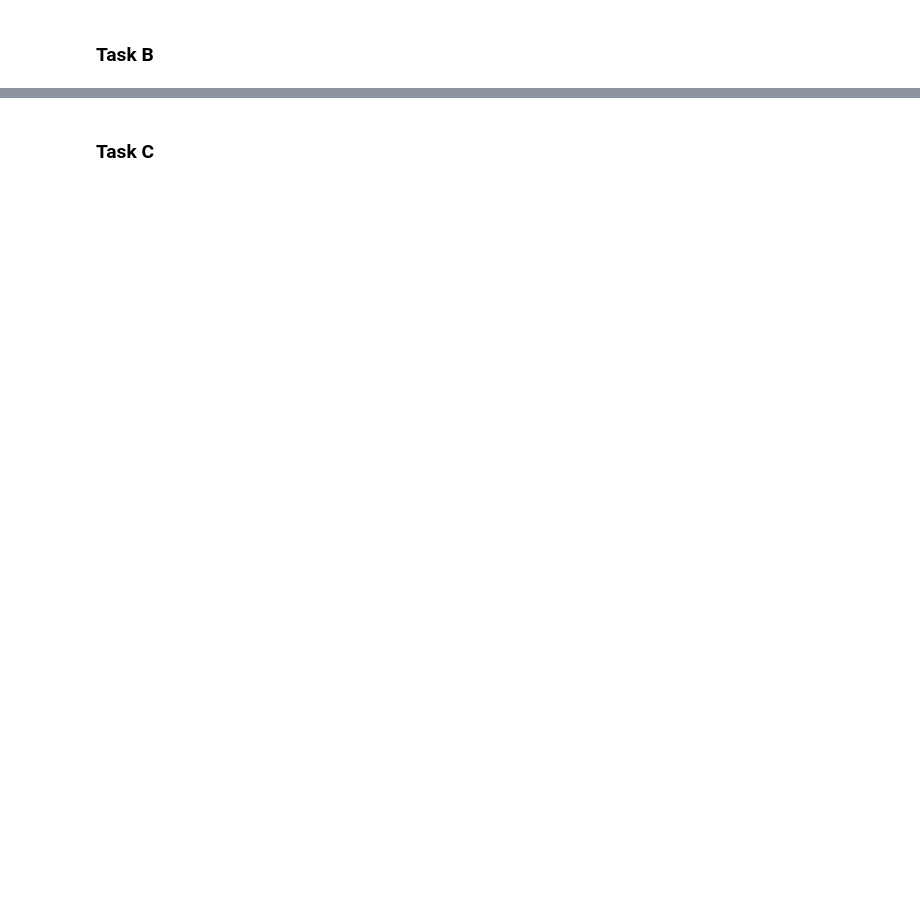
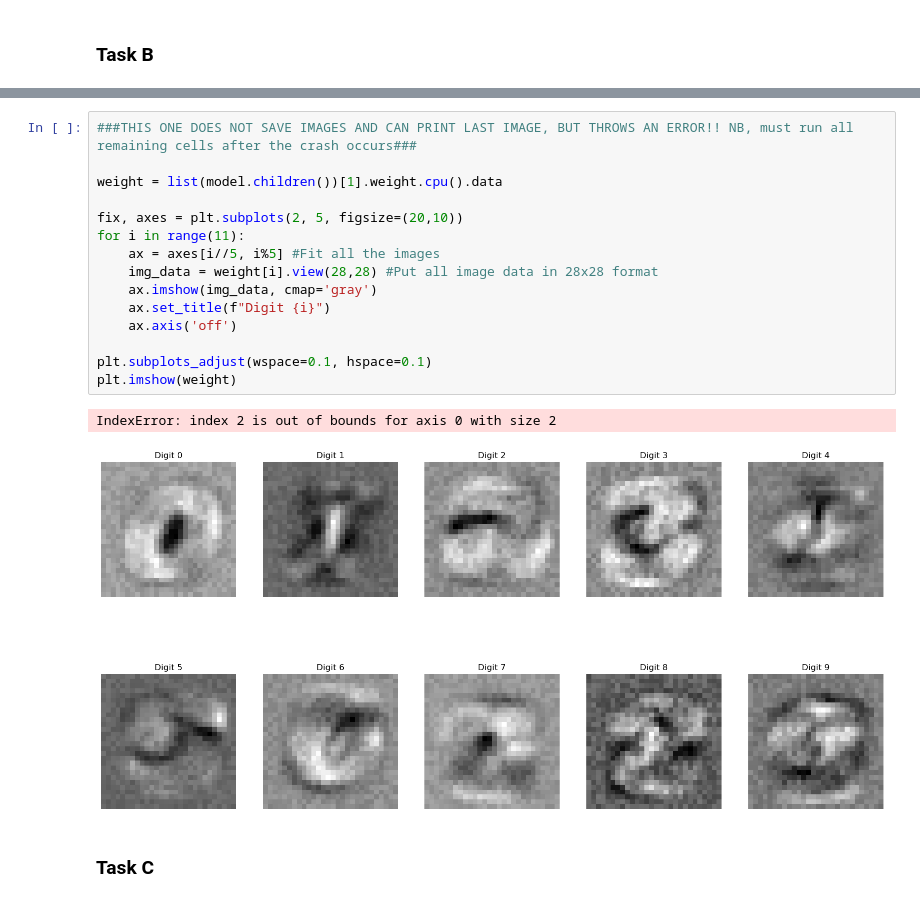
Before and after one commit to williamgt/TDT4195, a Jupyter notebook: TDT4195-StarterCode-2023/assignment 1/task4.ipynb, the cells around one changed output, grey strips where cells are left out. Drawn from its saved outputs; the diff is of its cells as text; blank space fills up the shorter version.

```diff
--- a/TDT4195-StarterCode-2023/assignment 1/task4.ipynb
+++ b/TDT4195-StarterCode-2023/assignment 1/task4.ipynb
@@ -154,2 +173,20 @@ print(f"Final Test loss: {final_loss}. Final Test accuracy: {final_acc}")
+# %%
+###THIS ONE DOES NOT SAVE IMAGES AND CAN PRINT LAST IMAGE, BUT THROWS AN ERROR!! NB, must run all remaining cells after the crash occurs###
+
+weight = list(model.children())[1].weight.cpu().data
+
+fix, axes = plt.subplots(2, 5, figsize=(20,10))
+for i in range(11):
+    ax = axes[i//5, i%5] #Fit all the images
+    img_data = weight[i].view(28,28) #Put all image data in 28x28 format
+    ax.imshow(img_data, cmap='gray')
+    ax.set_title(f"Digit {i}")
+    ax.axis('off')
+
+plt.subplots_adjust(wspace=0.1, hspace=0.1)
+plt.imshow(weight)
+# %% [output]
+IndexError: index 2 is out of bounds for axis 0 with size 2
+[figure, added]
 # %% [markdown]
 ### Task C
```
Also changed, not shown: parts of 15 cells of this notebook, 4 other files.
